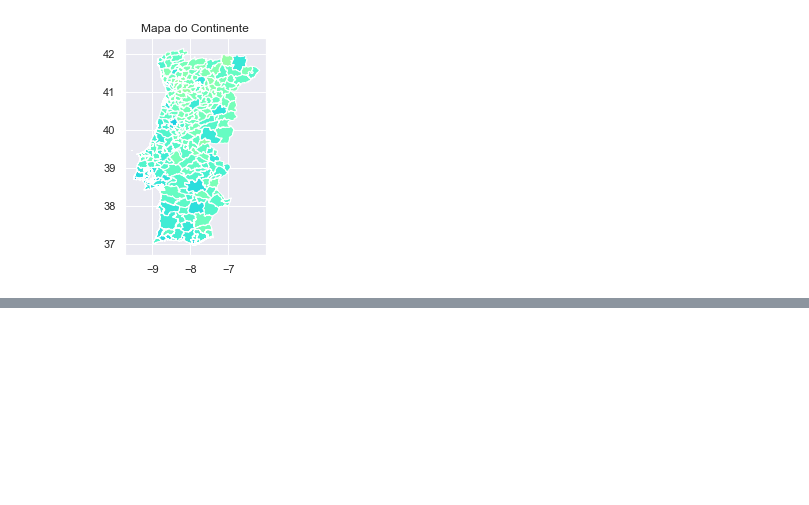
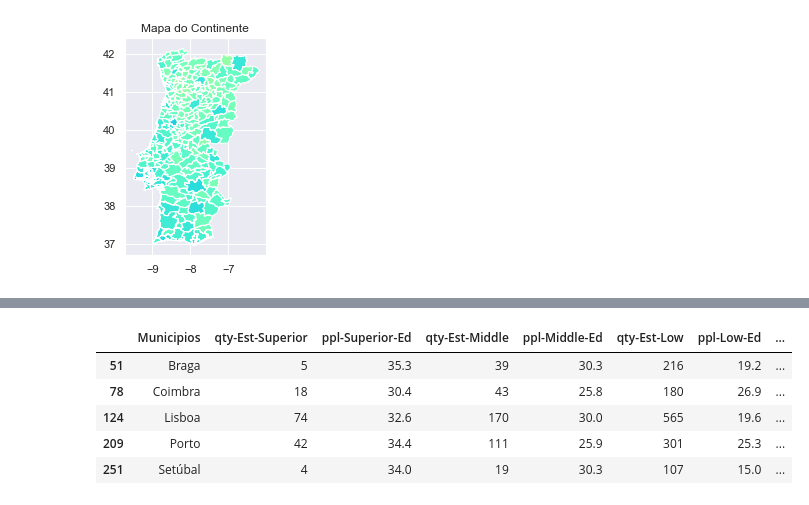
Before and after one commit to hjoaquim/psn-fs-js-hj, a Jupyter notebook: projeto-final.ipynb, the cells around one changed output, grey strips where cells are left out. Cells and saved outputs as stored; diff of their text form; code cells hidden in the pictures; blank space fills up the shorter version.

```diff
--- a/projeto-final.ipynb
+++ b/projeto-final.ipynb
@@ -158,0 +173,13 @@ printMap(df_qtyEstablecimentos_VS_Ensino.set_index('Municipios'), continentCount
+# %%
+litoral = ['Lisboa', 'Porto', 'Coimbra', 'Setúbal', 'Braga']
+interior = ['Aljustrel', 'Évora', 'Beja', 'Lamego', 'Bragança']
+# %%
+dfLitoral = df_qtyEstablecimentos_VS_Ensino[df_qtyEstablecimentos_VS_Ensino['Municipios'].isin(litoral)]
+dfLitoral
+# %% [output]
+|  | Municipios | qty-Est-Superior | ppl-Superior-Ed | qty-Est-Middle | ppl-Middle-Ed | qty-Est-Low | ppl-Low-Ed | ... |
+| 51 | Braga | 5 | 35.3 | 39 | 30.3 | 216 | 19.2 | ... |
+| 78 | Coimbra | 18 | 30.4 | 43 | 25.8 | 180 | 26.9 | ... |
+| 124 | Lisboa | 74 | 32.6 | 170 | 30.0 | 565 | 19.6 | ... |
+| 209 | Porto | 42 | 34.4 | 111 | 25.9 | 301 | 25.3 | ... |
+| 251 | Setúbal | 4 | 34.0 | 19 | 30.3 | 107 | 15.0 | ... |
```
Also changed, not shown: parts of 2 cells of this notebook.
